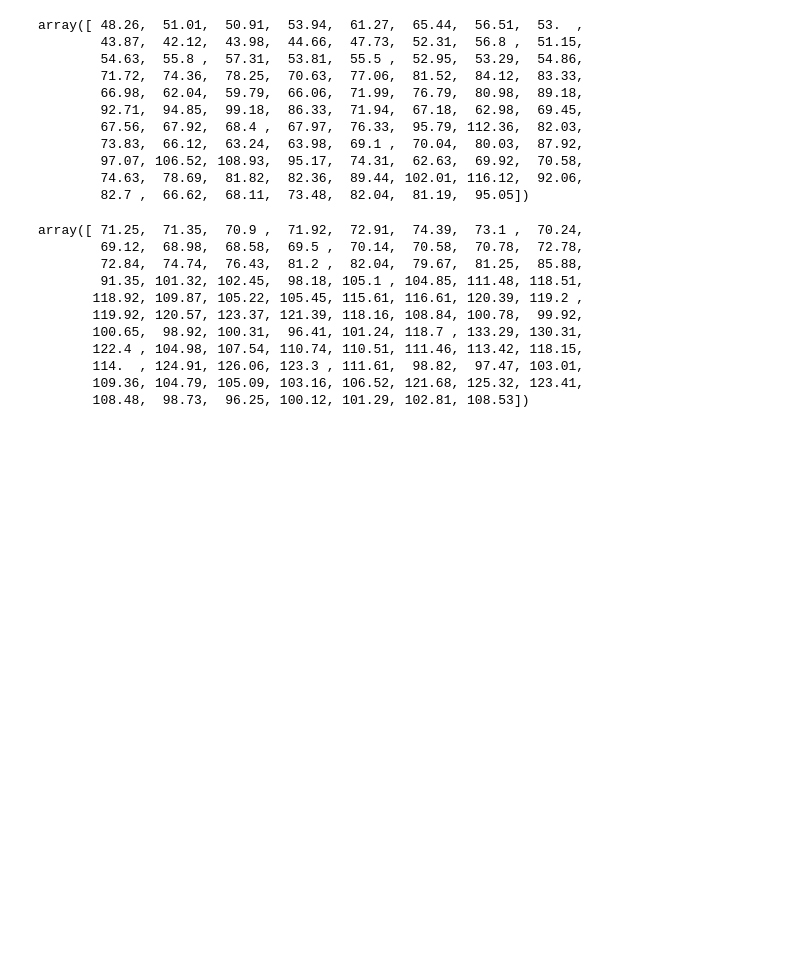
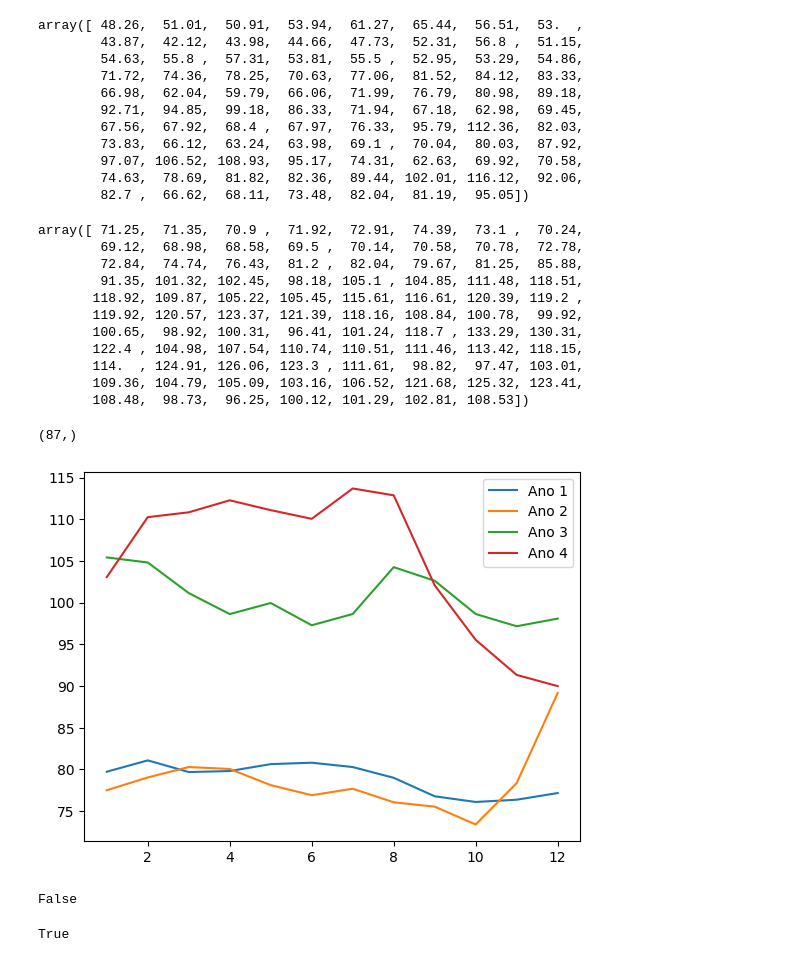
Before and after one commit to myke-oliveira/alura-numpy, a Jupyter notebook: Alura_Numpy.ipynb, the cells around one changed output. Saved outputs shown, nothing was run; the diff lists cells and outputs as text; code cells hidden in the pictures; blank space fills up the shorter version.

```diff
--- a/Alura_Numpy.ipynb
+++ b/Alura_Numpy.ipynb
@@ -265,3 +262,29 @@ array([ 71.25,  71.35,  70.9 ,  71.92,  72.91,  74.39,  73.1 ,  70.24,
        114.  , 124.91, 126.06, 123.3 , 111.61,  98.82,  97.47, 103.01,
        109.36, 104.79, 105.09, 103.16, 106.52, 121.68, 125.32, 123.41,
        108.48,  98.73,  96.25, 100.12, 101.29, 102.81, 108.53])
+# %%
+Moscow.shape
+# %% [output]
+(87,)
+# %%
+Moscow_ano1 = Moscow[0:12]
+Moscow_ano2 = Moscow[12:24]
+Moscow_ano3 = Moscow[24:36]
+Moscow_ano4 = Moscow[36:48]
+# %%
+plt.plot(np.arange(1,13), Moscow_ano1)
+plt.plot(np.arange(1,13), Moscow_ano2)
+plt.plot(np.arange(1,13), Moscow_ano3)
+plt.plot(np.arange(1,13), Moscow_ano4)
+plt.legend(['Ano 1', 'Ano 2', 'Ano 3', 'Ano 4'])
+plt.show()
+# %% [output]
+[figure, added]
+# %%
+np.array_equal(Moscow_ano3, Moscow_ano4)
+# %% [output]
+False
+# %%
+np.allclose(Moscow_ano3, Moscow_ano4, 10)
+# %% [output]
+True
```
Also changed, not shown: parts of 35 cells of this notebook.
